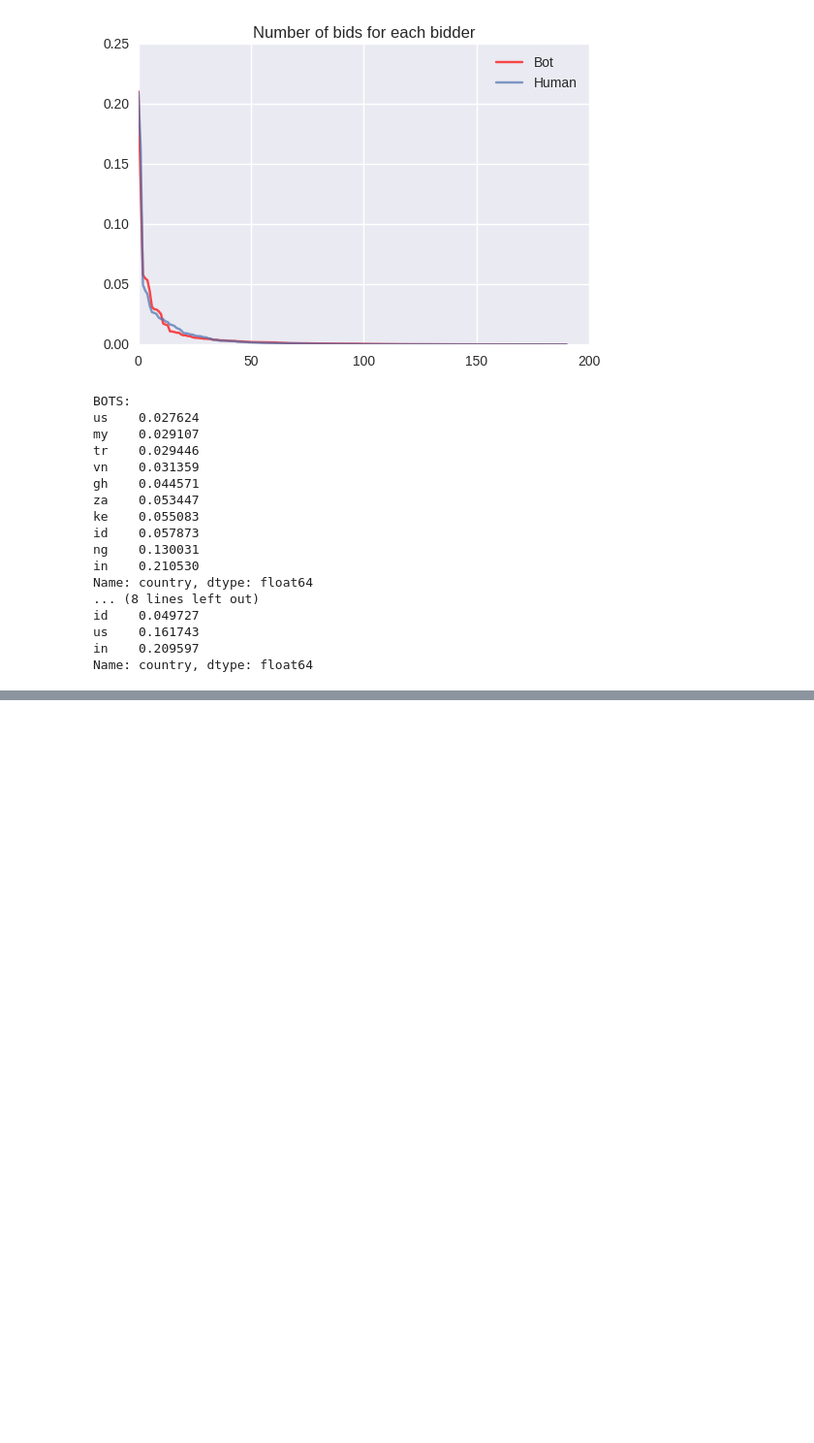
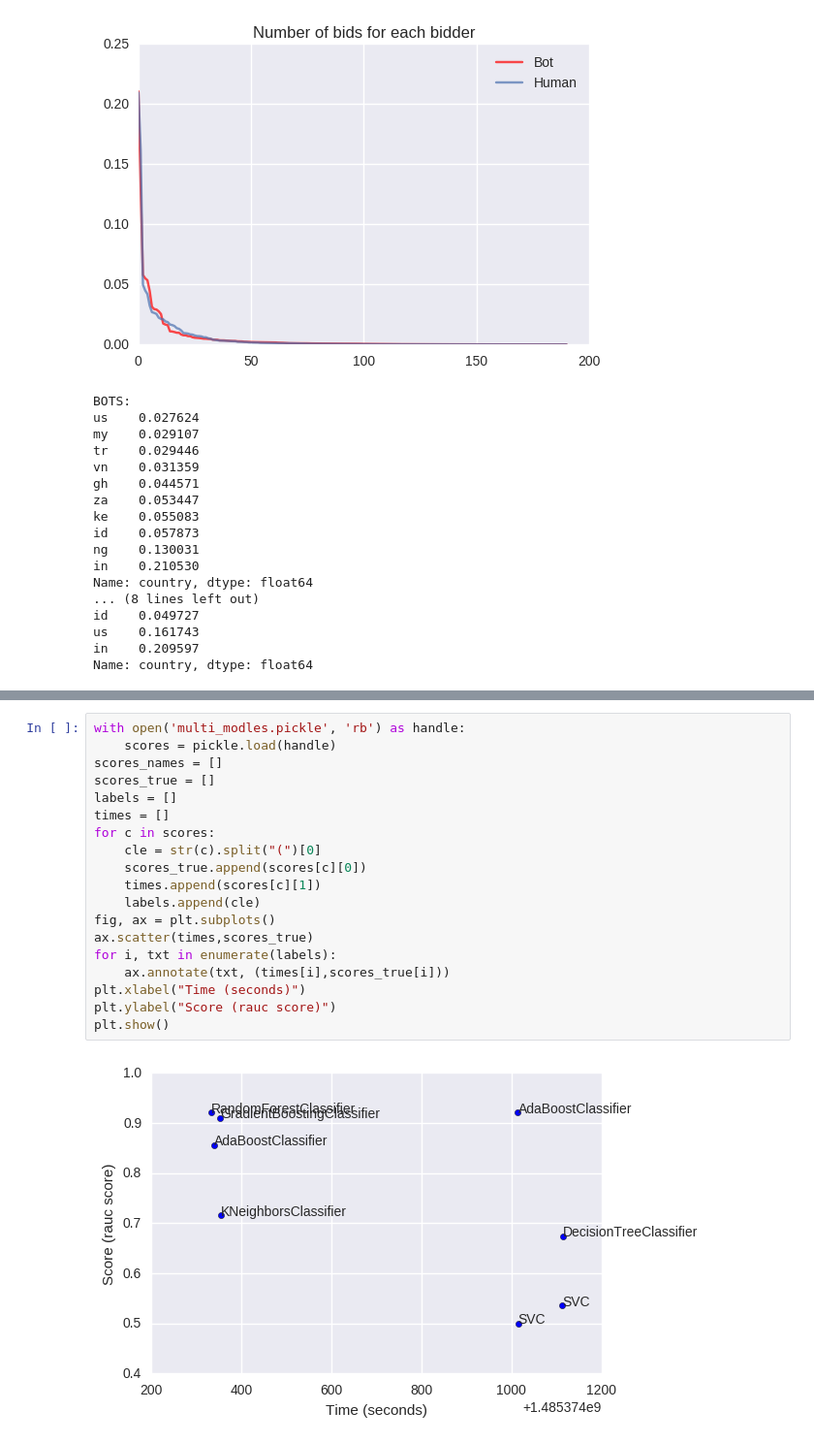
Before and after one commit to Nicolas99-9/Facebook-Recruiting-IV-Human-or-Robot, a Jupyter notebook: DataAnalysis.ipynb, the cells around one changed output, grey strips where cells are left out. Shown: that part at 97% size. Saved outputs shown, nothing was run; the diff lists cells and outputs as text; blank space fills up the shorter version.

```diff
--- a/DataAnalysis.ipynb
+++ b/DataAnalysis.ipynb
@@ -229,0 +279,21 @@ Name: country, dtype: float64
+# %%
+with open('multi_modles.pickle', 'rb') as handle:
+    scores = pickle.load(handle)
+scores_names = []
+scores_true = []
+labels = []
+times = []
+for c in scores:
+    cle = str(c).split("(")[0]
+    scores_true.append(scores[c][0])
+    times.append(scores[c][1])
+    labels.append(cle)
+fig, ax = plt.subplots()
+ax.scatter(times,scores_true)
+for i, txt in enumerate(labels):
+    ax.annotate(txt, (times[i],scores_true[i]))
+plt.xlabel("Time (seconds)")
+plt.ylabel("Score (rauc score)")
+plt.show()
+# %% [output]
+[figure, added]
```
Also changed, not shown: parts of 4 cells of this notebook, 1 other file.
